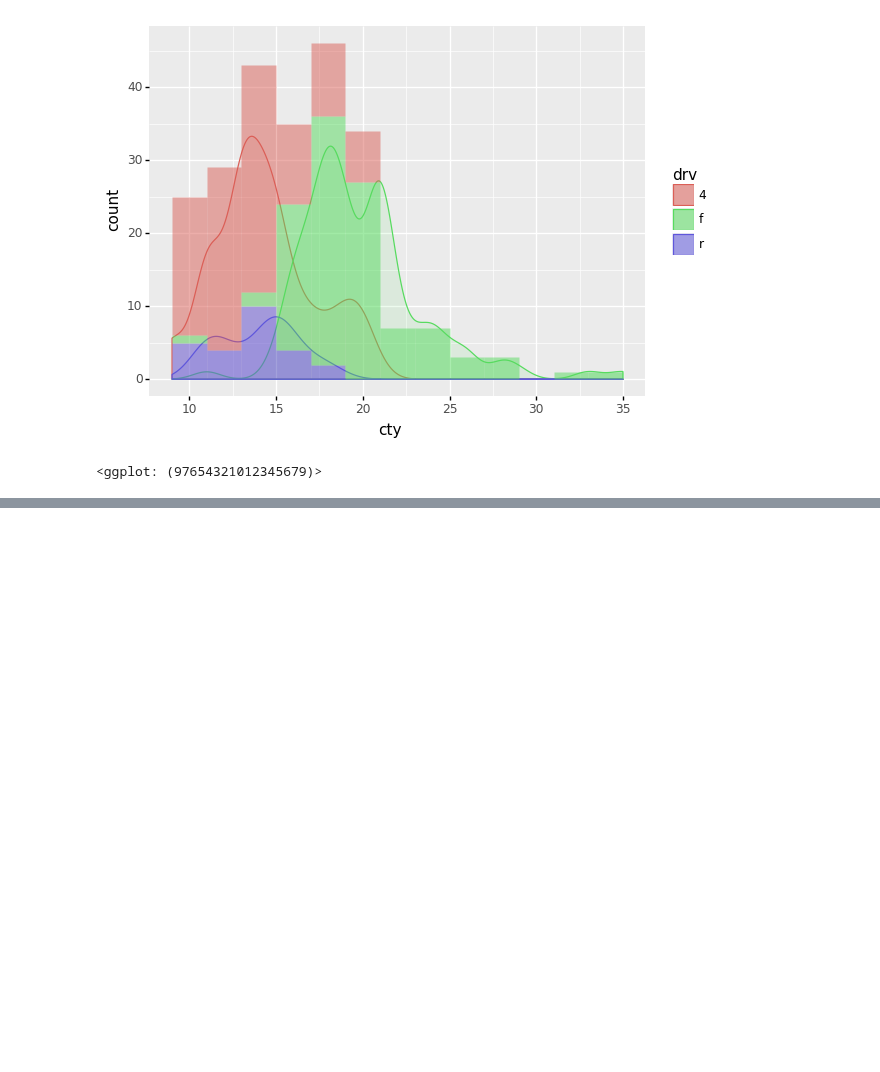
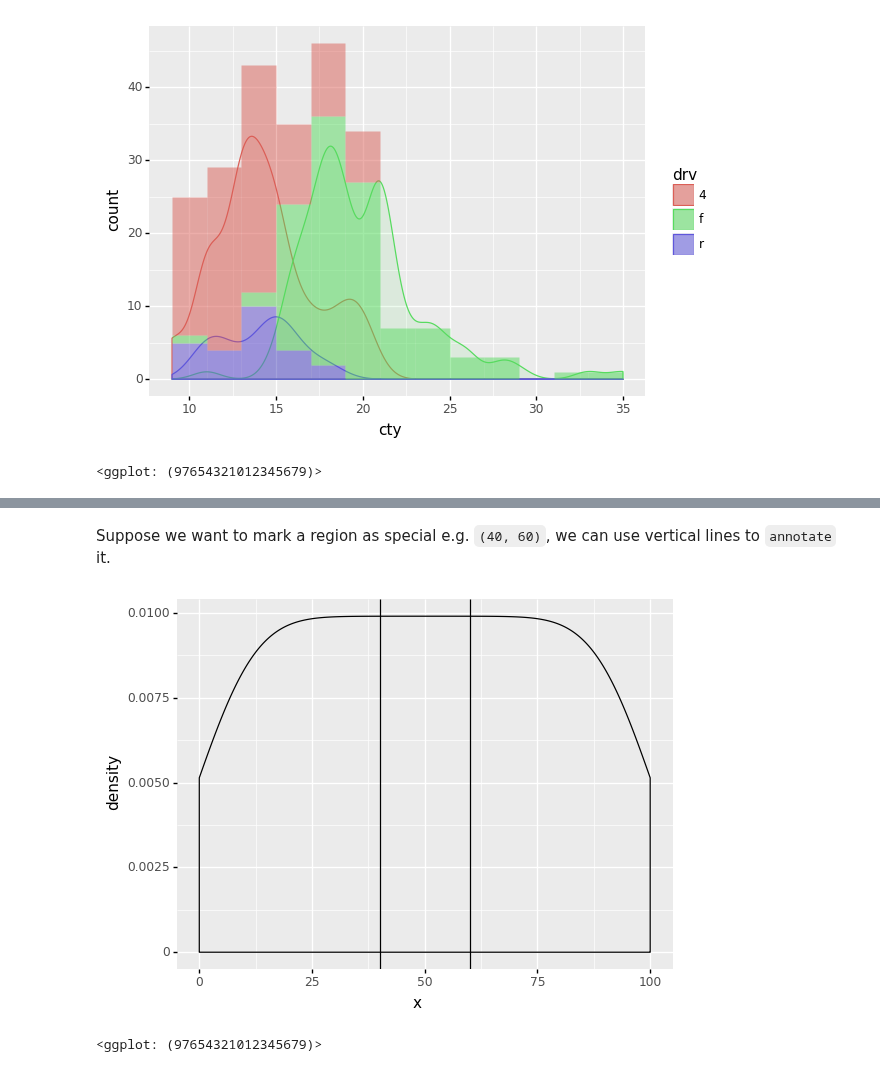
Before and after one commit to has2k1/plotnine-examples, a Jupyter notebook: plotnine_examples/examples/geom_density.ipynb, the cells around one changed output, grey strips where cells are left out. Cells and saved outputs as stored; diff of their text form; code cells hidden in the pictures; blank space fills up the shorter version.

```diff
--- a/plotnine_examples/examples/geom_density.ipynb
+++ b/plotnine_examples/examples/geom_density.ipynb
@@ -68,0 +85,12 @@ binwidth = 2  # The same for geom_density and geom_histogram
+# %% [markdown]
+Suppose we want to mark a region as special e.g. `(40, 60)`, we can use vertical lines to `annotate` it.
+# %%
+region = (40, 60)
+
+(ggplot(df, aes('x'))
+ + geom_density()
+ + annotate(geom_vline, xintercept=region)  #new line
+)
+# %% [output]
+[figure, added]
+<ggplot: (97654321012345679)>
```
Also changed, not shown: parts of 12 cells of this notebook.
